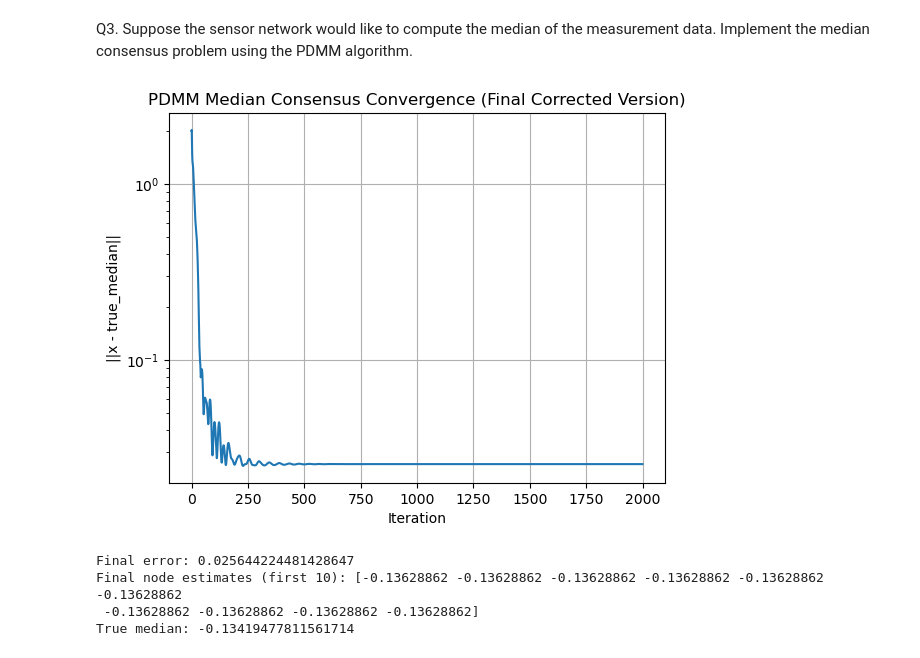
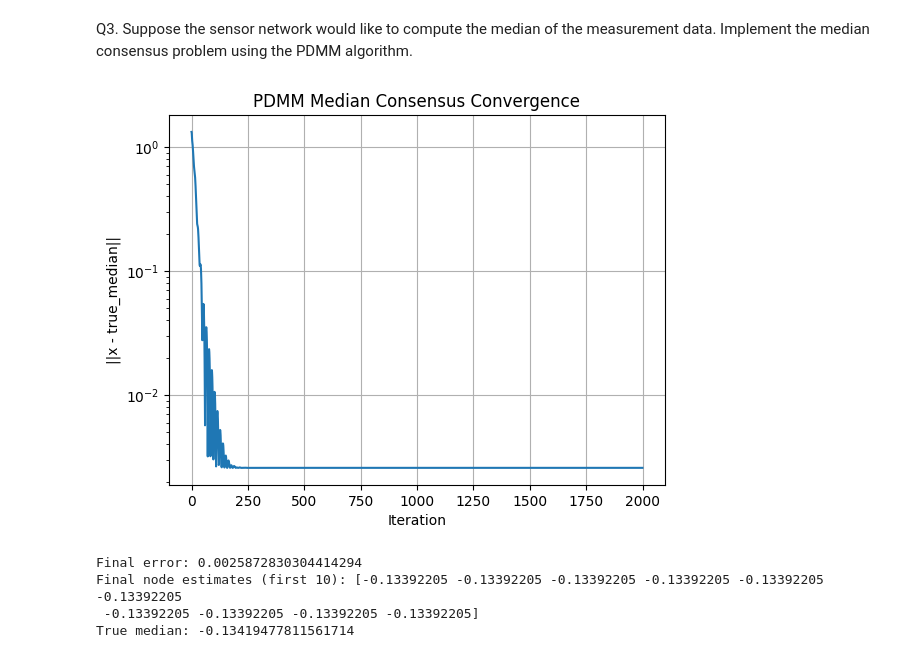
Before and after one commit to nish5180/Distributed_Signal_Processing_EE4540, a Jupyter notebook: distributed_project_git.ipynb, the cells around one changed output. Saved outputs shown, nothing was run; the diff lists cells and outputs as text; code cells hidden in the pictures.

```diff
--- a/distributed_project_git.ipynb
+++ b/distributed_project_git.ipynb
@@ -62,12 +62,12 @@ def generate_uniform_P(adjacency_matrix):
 Loop: Assuming that r was assumed and n was calculated accordingly
 # %%
 # === Parameters ===
-n = 150
+n = 90
 area_size = 100
-r = 12
+r = 30
 
 # === Generate sensor locations as [2, n] array ===
-np.random.seed(45)
+np.random.seed(50)
 positions = np.random.uniform(0, area_size, (n, 2)).T  # shape: [2, n]
 
 # === Calculate adjacency matrix and check connectivity ===
@@ -81,8 +81,8 @@ print(f"Is network connected? {connected}")
 G = nx.from_numpy_array(adj_matrix)
 pos_dict = {i: positions[:, i] for i in range(n)}
 
-plt.figure(figsize=(10, 10))
-nx.draw(G, pos=pos_dict, node_size=10, edge_color='gray')
+plt.figure(figsize=(4.5, 3))
+nx.draw(G, pos=pos_dict, node_size=20, edge_color='gray')
 plt.title(f"Custom Sensor Network (n={n}, r={r}m) — Connected: {connected}")
 plt.axis('equal')
 plt.grid(True)
@@ -371,5 +261,5 @@ data. Implement the median consensus problem using the PDMM algorithm.
 # %%
-# --- FINAL, FULLY CORRECTED PDMM MEDIAN CONSENSUS ---
+# --- PDMM MEDIAN CONSENSUS ---
 
 # Use the original 0/1 adjacency matrix to create the graph
 G = nx.from_numpy_array(adj_matrix)
@@ -378,7 +268,8 @@ neighbors = {i: list(G.neighbors(i)) for i in G.nodes()}
 degrees = np.array([len(neighbors[i]) for i in range(n)])
 
 # Set parameters
-c = 1.0
+c = 1.09
+# c_growth = 1.2
 iters = 2000
 
 # Initial private data and true median
@@ -425,37 +316,41 @@ for k in range(iters):
 
     # --- CORRECTED DUAL UPDATE ---
     # Implements the Averaged PDMM update from Eq. (5) with the correct A_ij sign convention
     old_z = z.copy()
     for i in range(n):
         for j in neighbors[i]:
             # Define A_ij based on the paper's convention
             A_ij = 1 if i < j else -1
 
             # Update the dual variable at node j for the edge coming from i
             # This implements z_{j|i}^{(t+1)} = (1-θ)z_{j|i} + θ * y_{i|j}, with θ=1/2
             # and y_{i|j} = z_{i|j} + 2c*A_ij*x_i
             # Note: The update for z[(j, i)] depends on x_new[i]
             z[(j, i)] = 0.5 * old_z[(j, i)] + 0.5 * (old_z[(i, j)] + 2 * c * A_ij * x_new[i])
 
+    # # ADAPTIVE ρ: if progress stalls, grow ρ every 25 iters
+    # if k % 25 == 0 and np.max(np.abs(x_new - x)) < 1e-5:
+    #     c *= c_growth
+
     x = x_new
     error_mc.append(np.linalg.norm(x - true_med))
 
 # --- Plot convergence and show results ---
 plt.semilogy(error_mc)
 plt.xlabel('Iteration')
 plt.ylabel('||x - true_median||')
 plt.title('PDMM Median Consensus Convergence')
 plt.grid(True)
 plt.show()
 
 print(f"Final error: {error_mc[-1]}")
 print(f"Final node estimates (first 10): {x[:10]}")
 print(f"True median: {true_med}")
 # %% [output]
-[figure, old version]
+[figure, new version]
-Final error: 0.025644224481428647
-Final node estimates (first 10): [-0.13628862 -0.13628862 -0.13628862 -0.13628862 -0.13628862 -0.13628862
- -0.13628862 -0.13628862 -0.13628862 -0.13628862]
+Final error: 0.0025872830304414294
+Final node estimates (first 10): [-0.13392205 -0.13392205 -0.13392205 -0.13392205 -0.13392205 -0.13392205
+ -0.13392205 -0.13392205 -0.13392205 -0.13392205]
 True median: -0.13419477811561714
 # %%
 # --- PLOT 1: COMPARING PDMM ALGORITHMS ---
```
Also changed, not shown: parts of 10 cells of this notebook.
